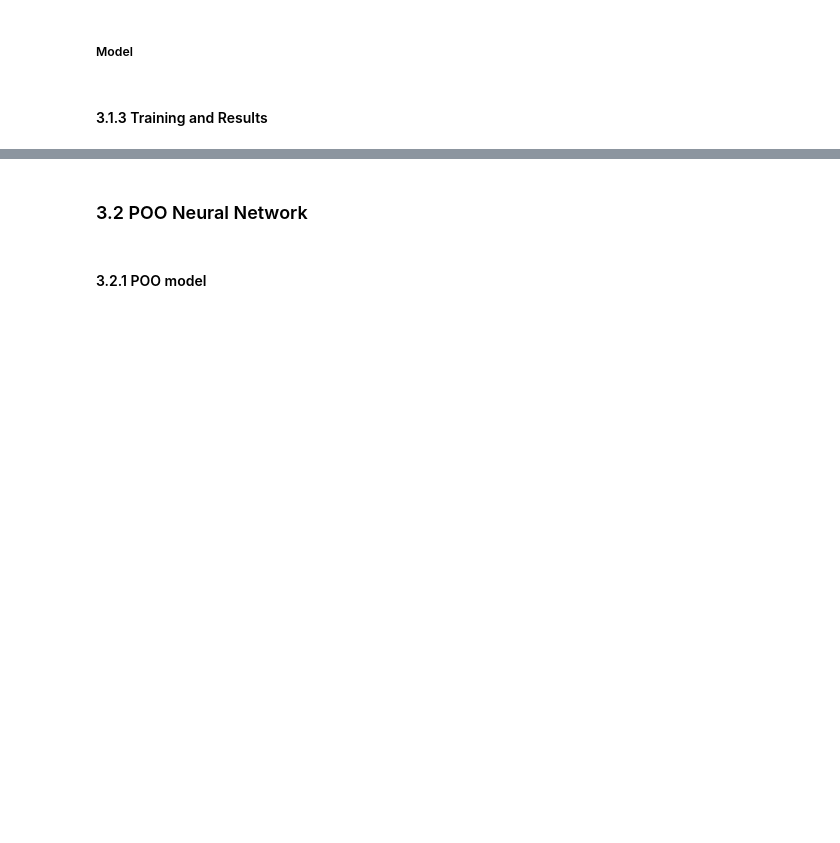
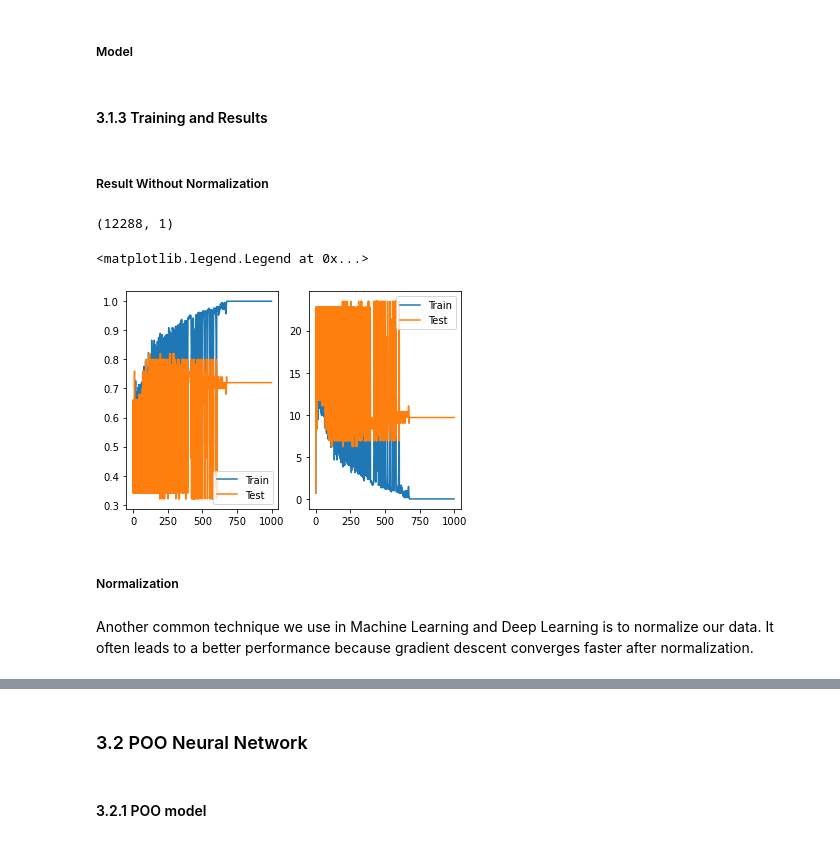
Before and after one commit to danchaud-vincent/deep-learning-specialization, a Jupyter notebook: 02-Logitistic Regression with NN.ipynb, the cells around one changed output, grey strips where cells are left out. Saved outputs shown, nothing was run; the diff lists cells and outputs as text; code cells hidden in the pictures; blank space fills up the shorter version.

Commit message:
training model

```diff
--- a/02-Logitistic Regression with NN.ipynb
+++ b/02-Logitistic Regression with NN.ipynb
@@ -637,7 +637,7 @@ def cost_func(A,y):
 
     return LogLoss
 # %%
-def gradient(A, y):
+def gradient(A,X, y):
     """
     Compute the gradient dw and db
 
@@ -726,7 +726,7 @@ def model(X_train,y_train,X_test,y_test, num_iter = 200, learning_rate = 0.01):
 
     """
 
-    dim = X.shape[0]
+    dim = X_train.shape[0]
 
     # Loss & Acc
     Loss_train = []
@@ -737,6 +737,7 @@ def model(X_train,y_train,X_test,y_test, num_iter = 200, learning_rate = 0.01):
     # initialize
     W,b = initialize_parameters(dim)
 
+
     for i in range(num_iter):
 
         # ----- Forward Propagation ------
@@ -745,24 +746,62 @@ def model(X_train,y_train,X_test,y_test, num_iter = 200, learning_rate = 0.01):
         Z_train = np.dot(W.T,X_train) + b
         A_train = sigmoid(Z_train)
 
-        # cost
-        cost_train = cost_func(A_train,y_train)
+        Z_test = np.dot(W.T,X_test) + b
+        A_test = sigmoid(Z_test)
+
+        # cost : we use the metrics log_loss from scikit learn
+        cost_train = log_loss(y_train.T,A_train.T,eps=1e-15)
+        cost_test = log_loss(y_test.T, A_test.T, eps = 1e-15)
+
+        # prediction
+        y_pred_train = predict(X_train, W,b)
+        y_pred_test = predict(X_test,W,b)
+
+        # acc : scikit learn accuracy_score
+        acc_train = accuracy_score(y_train.T,y_pred_train.T)
+        acc_test = accuracy_score(y_test.T,y_pred_test.T)
 
         # add info
         Loss_train.append(cost_train)
+        Acc_train.append(acc_train)
+        Loss_test.append(cost_test)
+        Acc_test.append(acc_test)
 
         # ----- Backward Propagation -----
 
         # gradient
-        dw, db = gradient(A_train,y_train)
+        dw, db = gradient(A_train,X_train,y_train)
 
         # ------ Gradient Descent --------
 
         W,b = update_params(W,b,dw,db,learning_rate)
 
 
-    dico_res = {"params":{"W":W,"b":b}, "Loss_train": Loss_train, "Acc_train":Acc_train}
+    dico_res = {"params":{"W":W,"b":b}, "Loss_train": Loss_train, "Acc_train":Acc_train, "Loss_test": Loss_test, "Acc_test":Acc_test}
 
     return dico_res
 # %% [markdown]
 #### 3.1.3 Training and Results
+# %% [markdown]
+##### Result Without Normalization
+# %%
+dico_training = model(X_train_flatten,y_train,X_test_flatten,y_test, num_iter = 1000, learning_rate = 0.01)
+# %% [output]
+(12288, 1)
+# %%
+fig,ax = plt.subplots(1,2)
+
+ax[0].plot(dico_training["Acc_train"])
+ax[0].plot(dico_training["Acc_test"])
+ax[0].legend(['Train','Test'])
+
+ax[1].plot(dico_training["Loss_train"])
+ax[1].plot(dico_training["Loss_test"])
+ax[1].legend(['Train','Test'])
+# %% [output]
+<matplotlib.legend.Legend at 0x...>
+[figure, added]
+# %% [markdown]
+##### Normalization
+# %% [markdown]
+Another common technique we use in Machine Learning and Deep Learning is to normalize our data. It often leads to a better performance because gradient descent converges faster after normalization.
```
Also changed, not shown: parts of 1 cell of this notebook.
